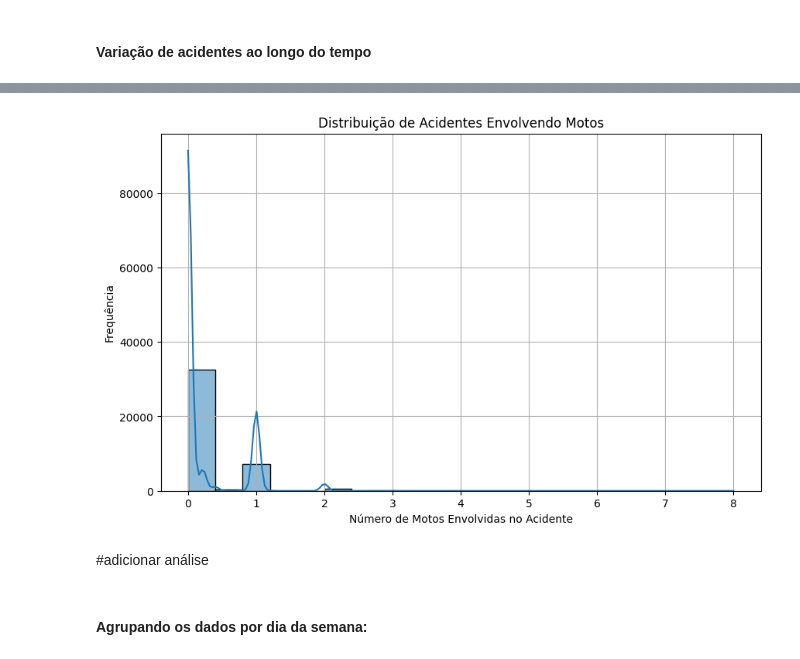
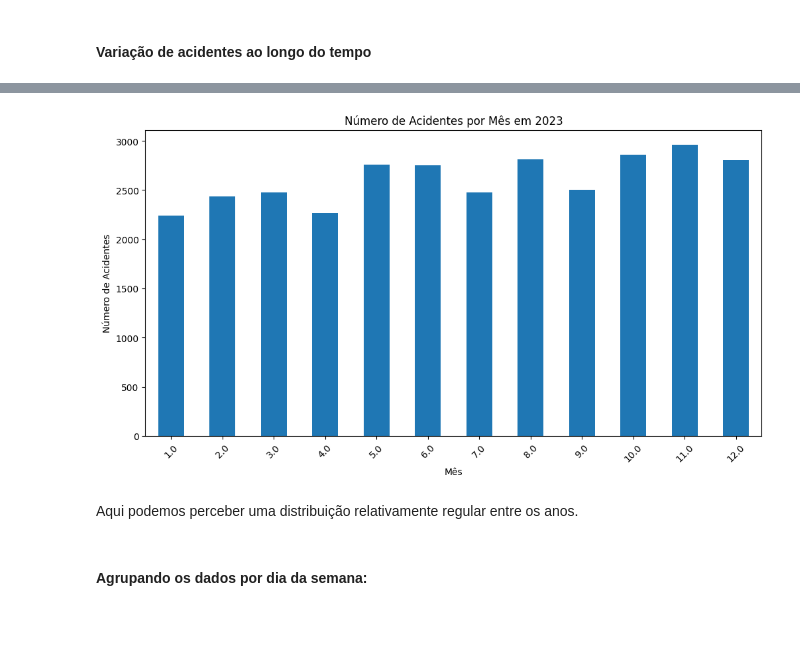
Before and after one commit to OtavioAugustoOliveira/DataScience_if697, a Jupyter notebook: projeto1.ipynb, the cells around one changed output, grey strips where cells are left out. Cells and saved outputs as stored; diff of their text form; code cells hidden in the pictures; blank space fills up the shorter version.

```diff
--- a/projeto1.ipynb
+++ b/projeto1.ipynb
@@ -520,15 +470,22 @@ Esse gráfico não condiz com a realidade. Como constatado na etapa de ingestão
-# %%
-plt.figure(figsize=(10, 6))
-sns.histplot(df_acidentes['moto'], bins=20, kde=True)
-plt.title('Distribuição de Acidentes Envolvendo Motos')
-plt.xlabel('Número de Motos Envolvidas no Acidente')
-plt.ylabel('Frequência')
-plt.grid(True)
-plt.show()
-# %% [output]
-[figure, removed]
-# %% [markdown]
-#adicionar análise
+# %%
+#filtrando somente 2023
+df_ano = df_acidentes[df_acidentes['ano'] == 2023]
+
+# Agrupar por mês e contar o número de acidentes por mês
+accidents_per_month = df_ano.groupby('mes').size()
+
+# Plotar o número de acidentes por mês para o ano atual
+plt.figure(figsize=(12, 6))
+accidents_per_month.plot(kind='bar')
+plt.title(f'Número de Acidentes por Mês em 2023')
+plt.xlabel('Mês')
+plt.ylabel('Número de Acidentes')
+plt.xticks(rotation=45)
+plt.show()
+# %% [output]
+[figure, added]
+# %% [markdown]
+Aqui podemos perceber uma distribuição relativamente regular entre os anos.
 # %% [markdown]
 #### Agrupando os dados por dia da semana:
 # %%
```
Also changed, not shown: parts of 25 cells of this notebook, 3 other files.
